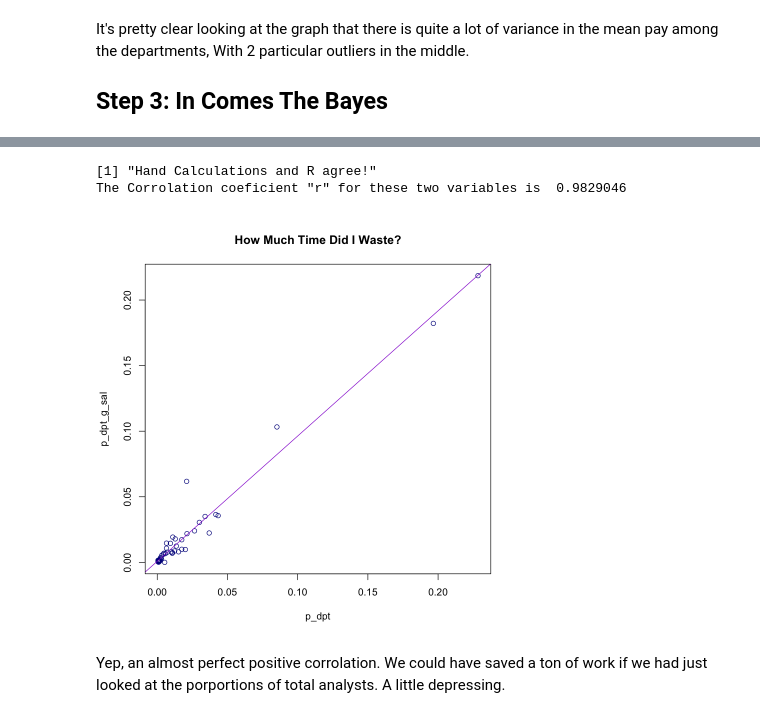
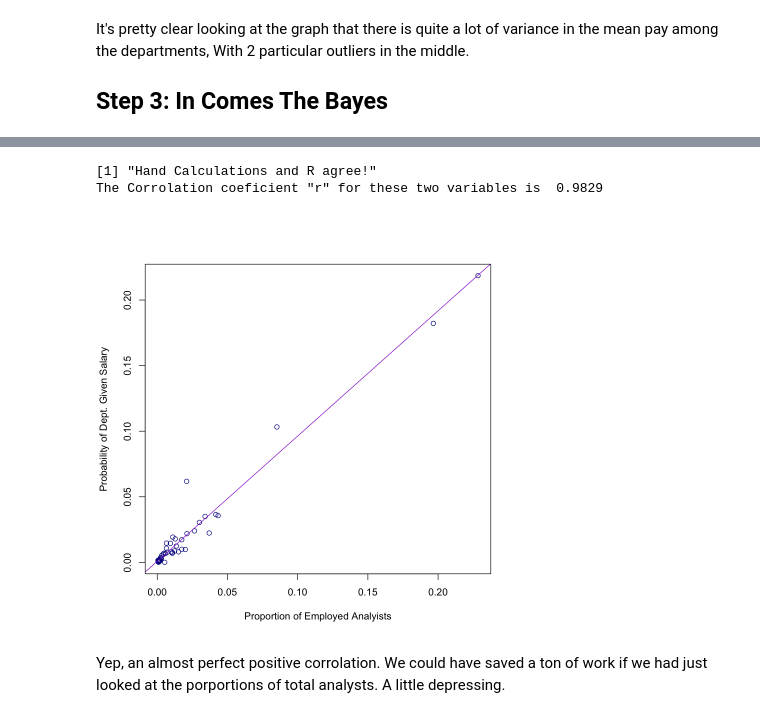
Before and after one commit to Laharah/ma255stats, a Jupyter notebook: Project.ipynb, the cells around one changed output, grey strips where cells are left out. Saved outputs shown, nothing was run; the diff lists cells and outputs as text; code cells hidden in the pictures.

```diff
--- a/Project.ipynb
+++ b/Project.ipynb
@@ -220,37 +225,36 @@ A data.frame: 6 × 2
 # %%
 # Out of curiosity, lets take a quick look at how well the size of the department and the probabilty of
 # Getting some department given that salary are corrolated
 # in otherwords, could we just have looked at the analysts proportions and gotten a reasonable result?
 
 # I'll calculate r by "hand" and use R to double check my work
 
 x = params$p_dpt
 y = params$p_dpt_g_sal
 xhat = mean(x)
 yhat = mean(y)
 sx = sd(x)
 sy = sd(y)
 
 err_x = (x-xhat)/sx
 err_y = (y-yhat)/sy
 
 r = sum(err_x*err_y) / (length(x)-1)
 
 # Check my work
 if(r - cor(x, y) <= 3e-16){  # difference is within floating precision error
     print("Hand Calculations and R agree!")
 }
 
 cat("The Corrolation coeficient \"r\" for these two variables is ",r)
-
 # May as well graph it too. Everyone likes graphs.
 fit = lm(p_dpt_g_sal ~ p_dpt, params)
-plot(p_dpt_g_sal ~ p_dpt, params, main="How Much Time Did I Waste?", col="darkblue")
+plot(p_dpt_g_sal ~ p_dpt, params, col="darkblue", xlab="Proportion of Employed Analyists", ylab="Probability of Dept. Given Salary")
 abline(fit, col="darkviolet")
 # %% [output]
 [1] "Hand Calculations and R agree!"
-The Corrolation coeficient "r" for these two variables is  0.9829046
+The Corrolation coeficient "r" for these two variables is  0.9829
-[figure, old version]
+[figure, new version]
 # %% [markdown]
 Yep, an almost perfect positive corrolation. We could have saved a ton of work if we had just looked at the porportions of total analysts. A little depressing.
 # %% [markdown]
```
Also changed, not shown: parts of 13 cells of this notebook, 23 other files.
